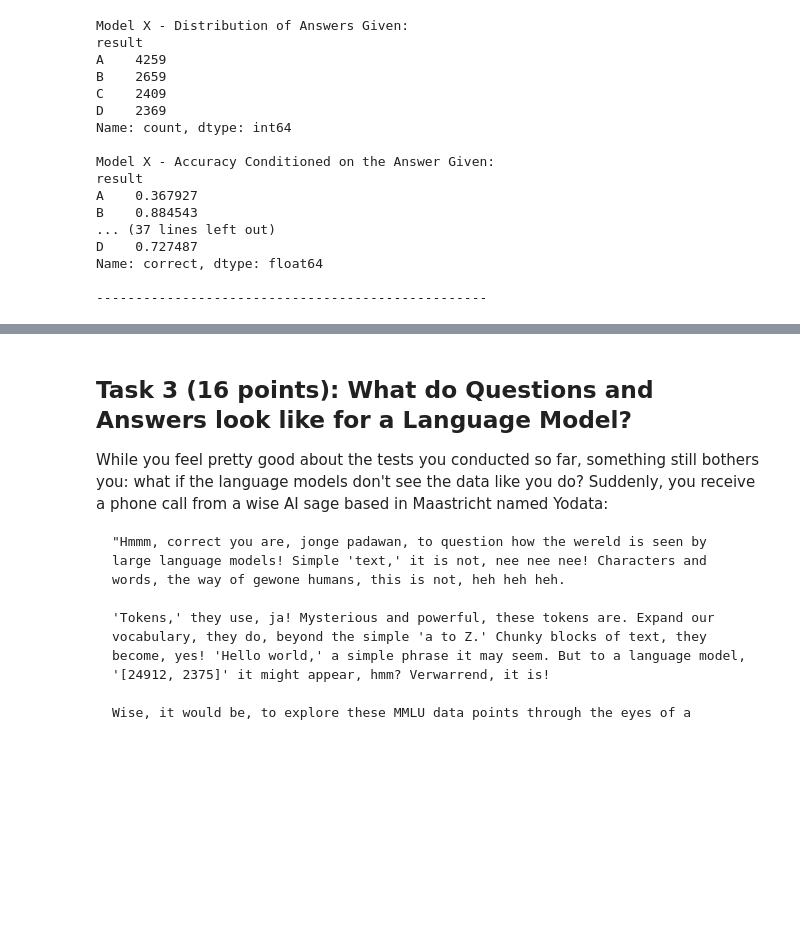
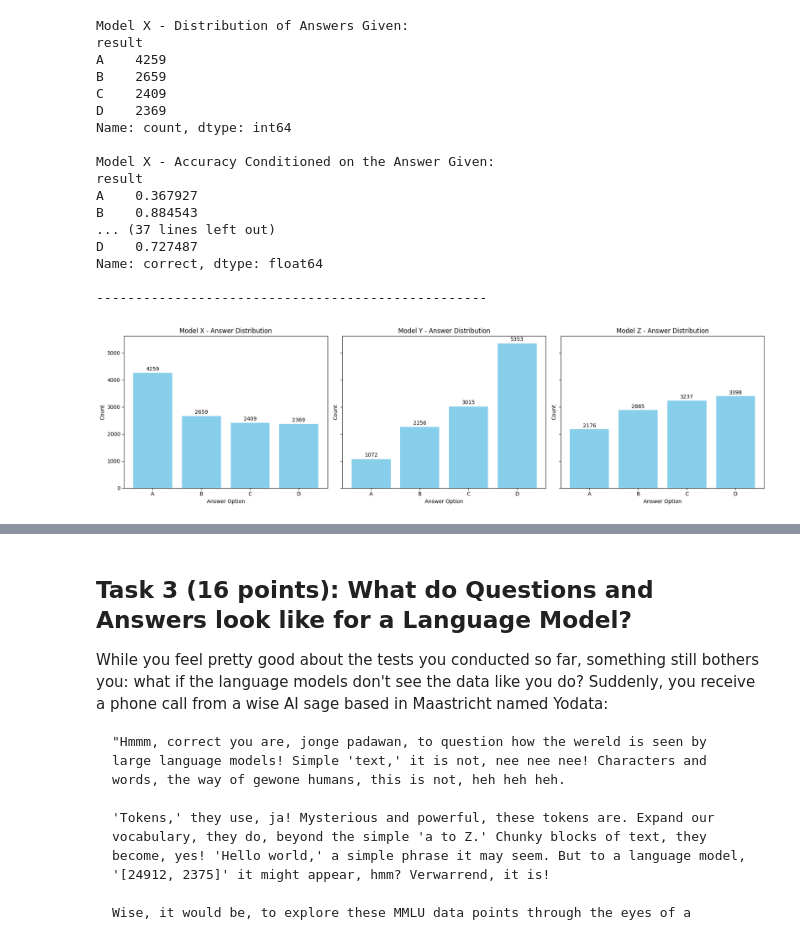
Before and after one commit to PavelDetvan/Data-Analysis, a Jupyter notebook: clinic1/DA-clinic1-empty.ipynb, the cells around one changed output, grey strips where cells are left out. Saved outputs shown, nothing was run; the diff lists cells and outputs as text; code cells hidden in the pictures; blank space fills up the shorter version.

```diff
--- a/clinic1/DA-clinic1-empty.ipynb
+++ b/clinic1/DA-clinic1-empty.ipynb
@@ -968,3 +970,34 @@ D    0.727487
 Name: correct, dtype: float64
 
 --------------------------------------------------
+# %%
+models = df_mmlu['model_name'].unique()
+num_models = len(models)
+fig, axes = plt.subplots(1, num_models, figsize=(6 * num_models, 5), sharey=True)
+if num_models == 1:
+    axes = [axes]
+
+# Loop over each model and create its bar plot.
+for ax, model in zip(axes, models):
+    # Filter data and compute answer distribution (we already have this logic).
+    df_model = df_mmlu[df_mmlu['model_name'] == model]
+    answer_distribution = df_model['result'].value_counts().sort_index()
+
+    # Ensure consistent order by reindexing (assumed answer options: A, B, C, D).
+    answer_distribution = answer_distribution.reindex(['A', 'B', 'C', 'D'], fill_value=0)
+
+    # Create bar plot for the current model.
+    ax.bar(answer_distribution.index, answer_distribution.values, color='skyblue')
+    ax.set_title(f"Model {model} - Answer Distribution")
+    ax.set_xlabel("Answer Option")
+    ax.set_ylabel("Count")
+
+    # Annotate bars with counts.
+    for idx, count in enumerate(answer_distribution.values):
+        ax.text(idx, count + 0.01 * answer_distribution.values.max(), str(count),
+                ha='center', va='bottom', fontsize=10)
+
+plt.tight_layout()
+plt.show()
+# %% [output]
+[figure, added]
```
Also changed, not shown: parts of 10 cells of this notebook, 1 other file.
